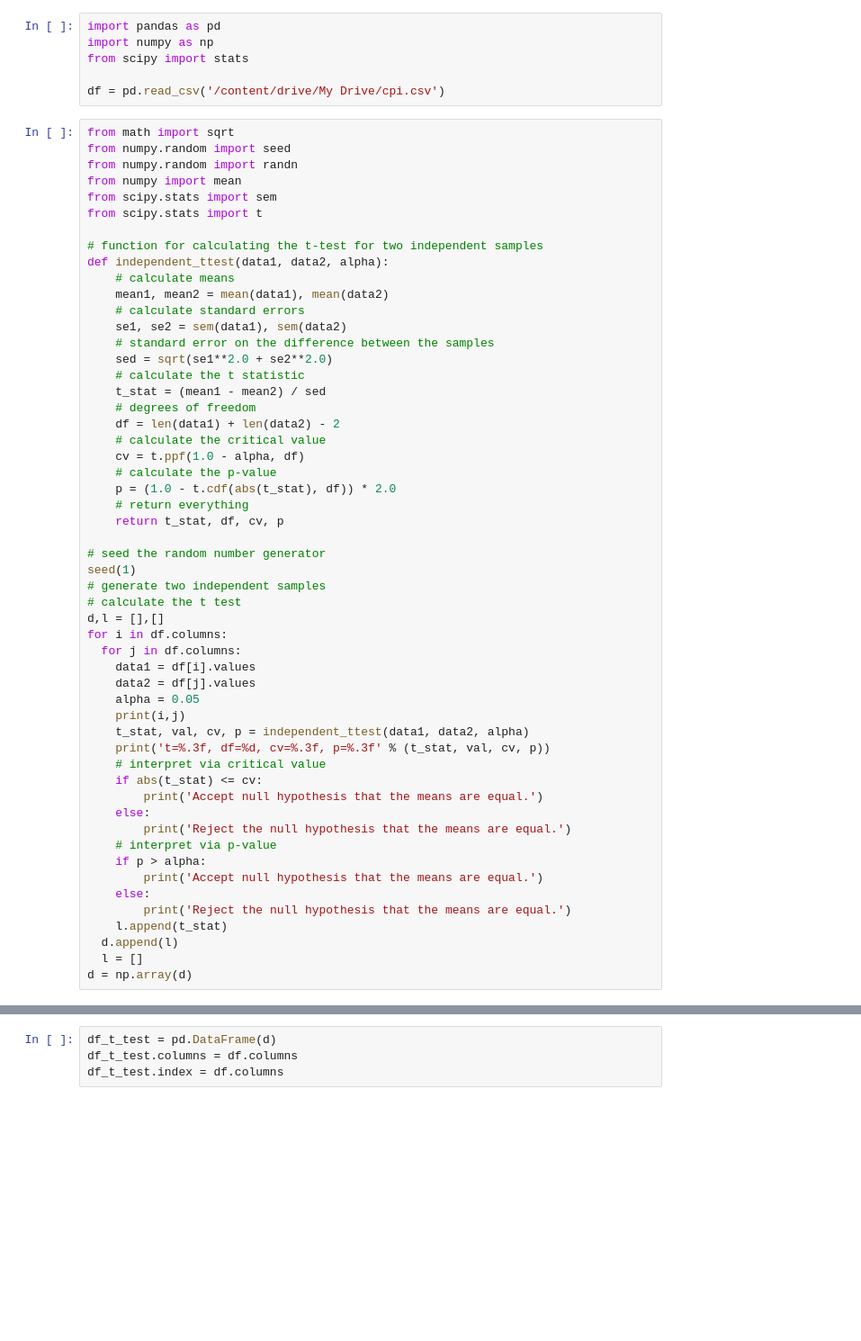
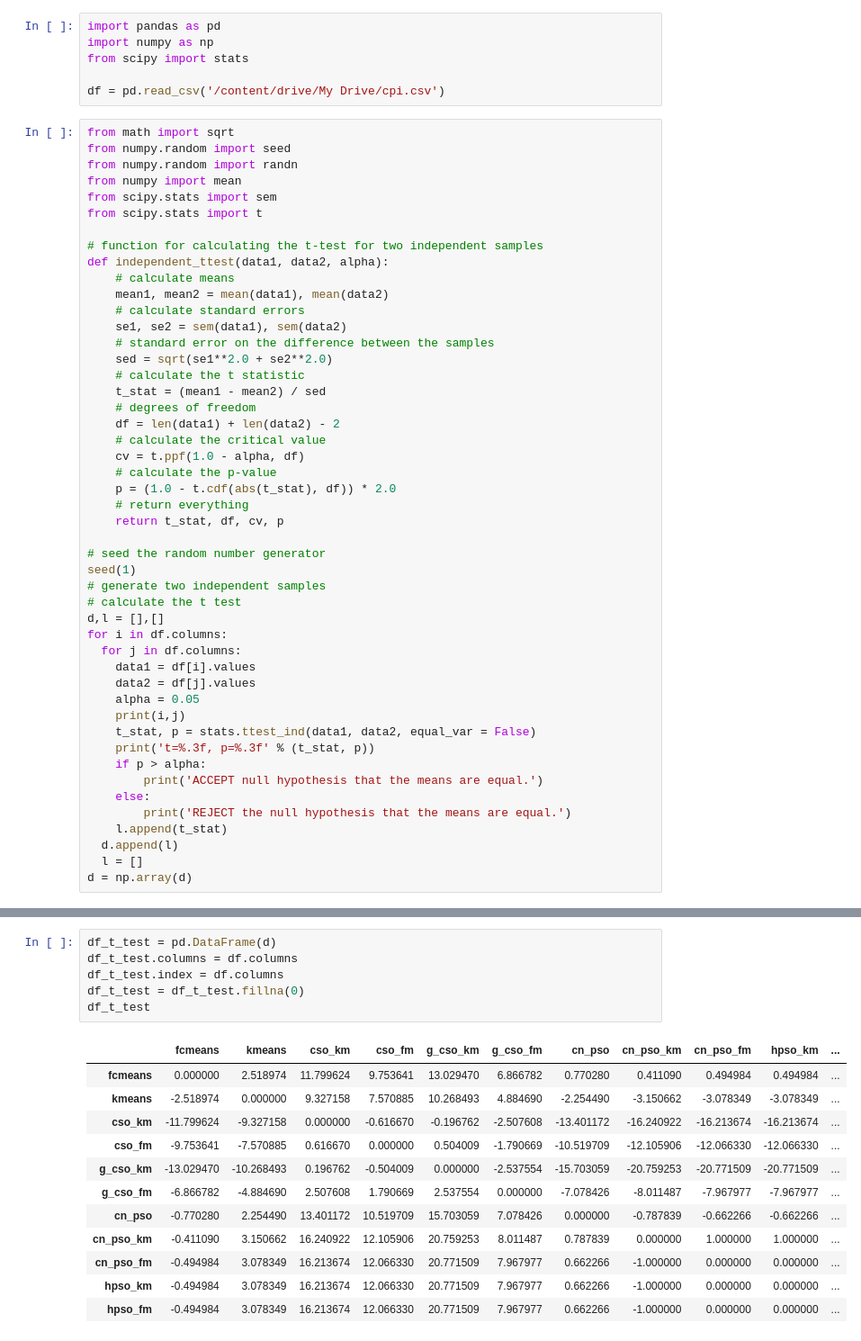
Before and after one commit to pranshurastogi29/clustering-the-palsy, a Jupyter notebook: stat_test.ipynb, the cells around one changed output, grey strips where cells are left out. Shown at 90% size. Drawn from its saved outputs; the diff is of its cells as text; blank space fills up the shorter version.

```diff
--- a/stat_test.ipynb
+++ b/stat_test.ipynb
@@ -44,18 +44,12 @@ for i in df.columns:
     data2 = df[j].values
     alpha = 0.05
     print(i,j)
-    t_stat, val, cv, p = independent_ttest(data1, data2, alpha)
-    print('t=%.3f, df=%d, cv=%.3f, p=%.3f' % (t_stat, val, cv, p))
-    # interpret via critical value
-    if abs(t_stat) <= cv:
-	    print('Accept null hypothesis that the means are equal.')
+    t_stat, p = stats.ttest_ind(data1, data2, equal_var = False)
+    print('t=%.3f, p=%.3f' % (t_stat, p))
+    if p > alpha:
+	    print('ACCEPT null hypothesis that the means are equal.')
     else:
-	    print('Reject the null hypothesis that the means are equal.')
-    # interpret via p-value
-    if p > alpha:
-	    print('Accept null hypothesis that the means are equal.')
-    else:
-	    print('Reject the null hypothesis that the means are equal.')
+	    print('REJECT the null hypothesis that the means are equal.')
     l.append(t_stat)
   d.append(l)
   l = []
@@ -81,4 +75,19 @@ Reject the null hypothesis that the means are equal.
 # %%
 df_t_test = pd.DataFrame(d)
 df_t_test.columns = df.columns
 df_t_test.index = df.columns
+df_t_test = df_t_test.fillna(0)
+df_t_test
+# %% [output]
+|  | fcmeans | kmeans | cso_km | cso_fm | g_cso_km | g_cso_fm | cn_pso | cn_pso_km | cn_pso_fm | hpso_km | ... |
+| fcmeans | 0.000000 | 2.518974 | 11.799624 | 9.753641 | 13.029470 | 6.866782 | 0.770280 | 0.411090 | 0.494984 | 0.494984 | ... |
+| kmeans | -2.518974 | 0.000000 | 9.327158 | 7.570885 | 10.268493 | 4.884690 | -2.254490 | -3.150662 | -3.078349 | -3.078349 | ... |
+| cso_km | -11.799624 | -9.327158 | 0.000000 | -0.616670 | -0.196762 | -2.507608 | -13.401172 | -16.240922 | -16.213674 | -16.213674 | ... |
+| cso_fm | -9.753641 | -7.570885 | 0.616670 | 0.000000 | 0.504009 | -1.790669 | -10.519709 | -12.105906 | -12.066330 | -12.066330 | ... |
+| g_cso_km | -13.029470 | -10.268493 | 0.196762 | -0.504009 | 0.000000 | -2.537554 | -15.703059 | -20.759253 | -20.771509 | -20.771509 | ... |
+| g_cso_fm | -6.866782 | -4.884690 | 2.507608 | 1.790669 | 2.537554 | 0.000000 | -7.078426 | -8.011487 | -7.967977 | -7.967977 | ... |
+| cn_pso | -0.770280 | 2.254490 | 13.401172 | 10.519709 | 15.703059 | 7.078426 | 0.000000 | -0.787839 | -0.662266 | -0.662266 | ... |
+| cn_pso_km | -0.411090 | 3.150662 | 16.240922 | 12.105906 | 20.759253 | 8.011487 | 0.787839 | 0.000000 | 1.000000 | 1.000000 | ... |
+| cn_pso_fm | -0.494984 | 3.078349 | 16.213674 | 12.066330 | 20.771509 | 7.967977 | 0.662266 | -1.000000 | 0.000000 | 0.000000 | ... |
+| hpso_km | -0.494984 | 3.078349 | 16.213674 | 12.066330 | 20.771509 | 7.967977 | 0.662266 | -1.000000 | 0.000000 | 0.000000 | ... |
+| hpso_fm | -0.494984 | 3.078349 | 16.213674 | 12.066330 | 20.771509 | 7.967977 | 0.662266 | -1.000000 | 0.000000 | 0.000000 | ... |
```
Also changed, not shown: parts of 4 cells of this notebook.
